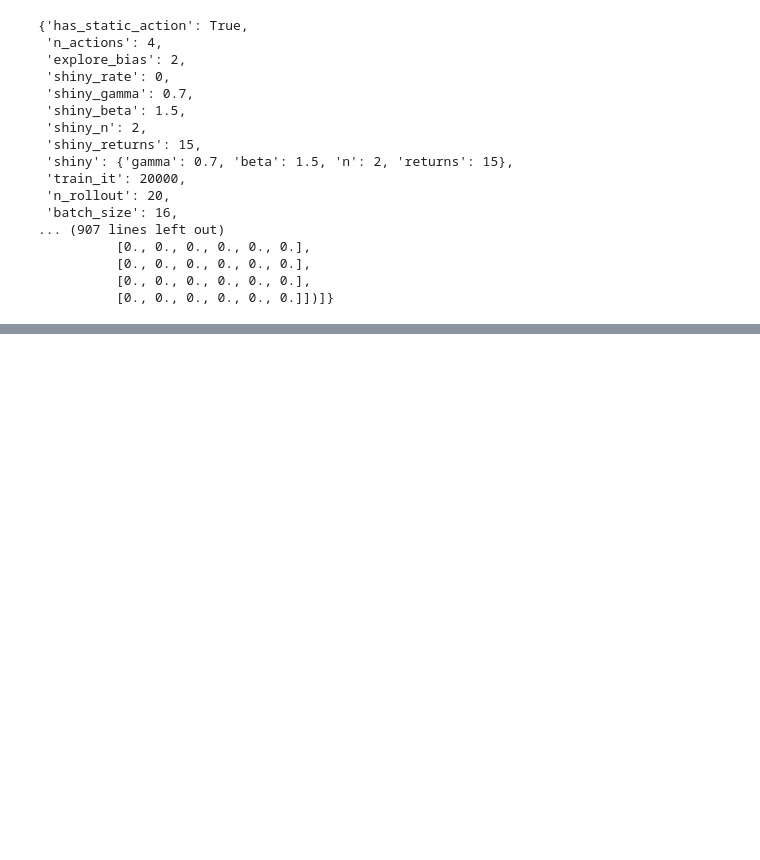
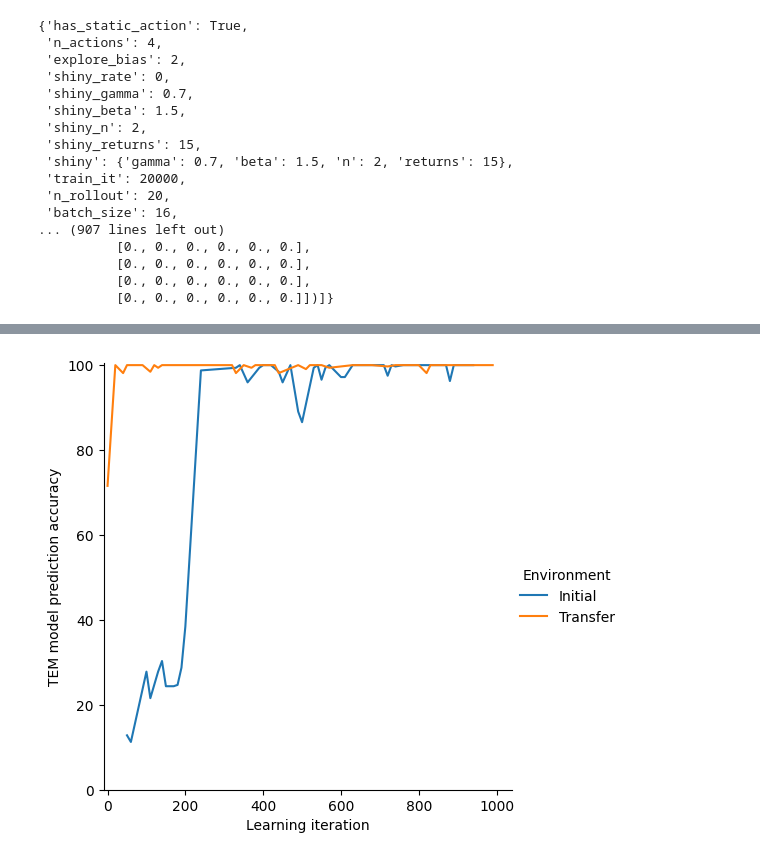
Before and after one commit to hamllab/torch_tem, a Jupyter notebook: jupyter/train.ipynb, the cells around one changed output, grey strips where cells are left out. Drawn from its saved outputs; the diff is of its cells as text; code cells hidden in the pictures; blank space fills up the shorter version.

```diff
--- a/jupyter/train.ipynb
+++ b/jupyter/train.ipynb
@@ -32,0 +58,18 @@ params
+# %%
+init = 0
+tran = 10000
+offset = 1000
+early = df.filter(
+    pl.col("Step").is_between(init, init + offset) | pl.col("Step").is_between(tran, tran + offset)
+).with_columns(
+    Lag=pl.when(pl.col("Step") < tran).then(pl.col("Step")).otherwise(pl.col("Step") - tran),
+    Environment=pl.when(pl.col("Step") < tran).then(pl.lit("Initial")).otherwise(pl.lit("Transfer")),
+)
+(
+    sns.relplot(early, x="Lag", y="Value", hue="Environment", kind="line")
+    .set_axis_labels("Learning iteration", "TEM model prediction accuracy")
+    .set(ylim=(0, 100.5), xlim=(-10, None))
+    .savefig("/Users/nmorton/Downloads/training_transfer.pdf")
+)
+# %% [output]
+[figure, added]
```
Also changed, not shown: parts of 4 cells of this notebook.
